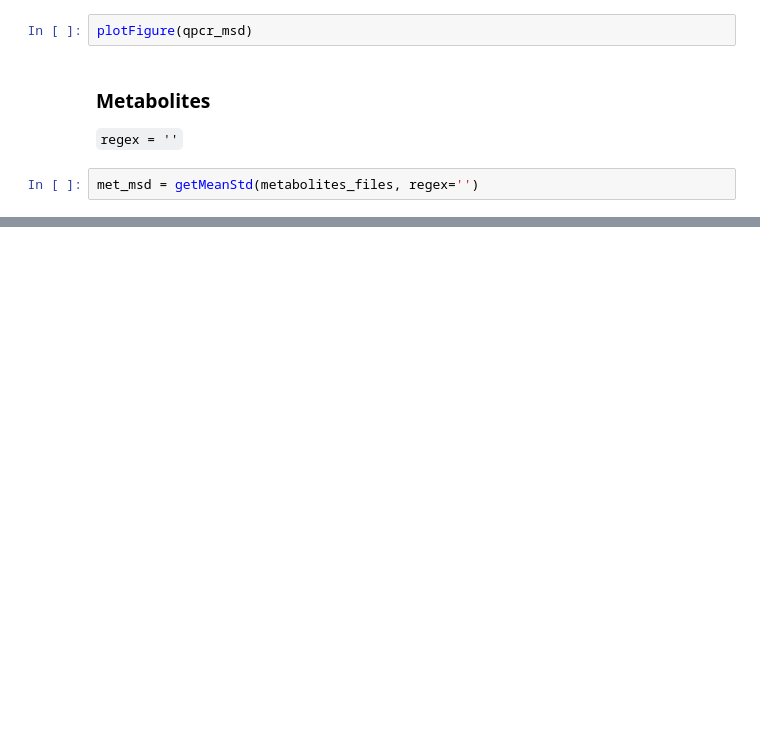
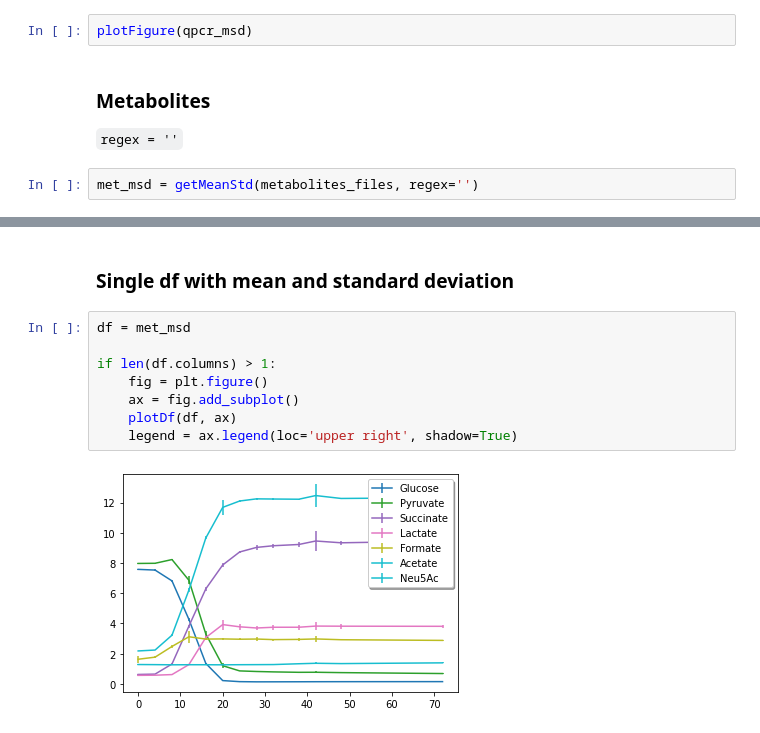
Before and after one commit to msysbio/bacterial_growth, a Jupyter notebook: Notebooks/bacterial_plots.ipynb, the cells around one changed output, grey strips where cells are left out. Saved outputs shown, nothing was run; the diff lists cells and outputs as text; blank space fills up the shorter version.

```diff
--- a/Notebooks/bacterial_plots.ipynb
+++ b/Notebooks/bacterial_plots.ipynb
@@ -275,0 +441,12 @@ plotFigure(met_msd)
+# %% [markdown]
+### Single df with mean and standard deviation
+# %%
+df = met_msd
+
+if len(df.columns) > 1:
+    fig = plt.figure()
+    ax = fig.add_subplot()
+    plotDf(df, ax)
+    legend = ax.legend(loc='upper right', shadow=True)
+# %% [output]
+[figure, added]
```
Also changed, not shown: parts of 31 cells of this notebook, 3 other files.
